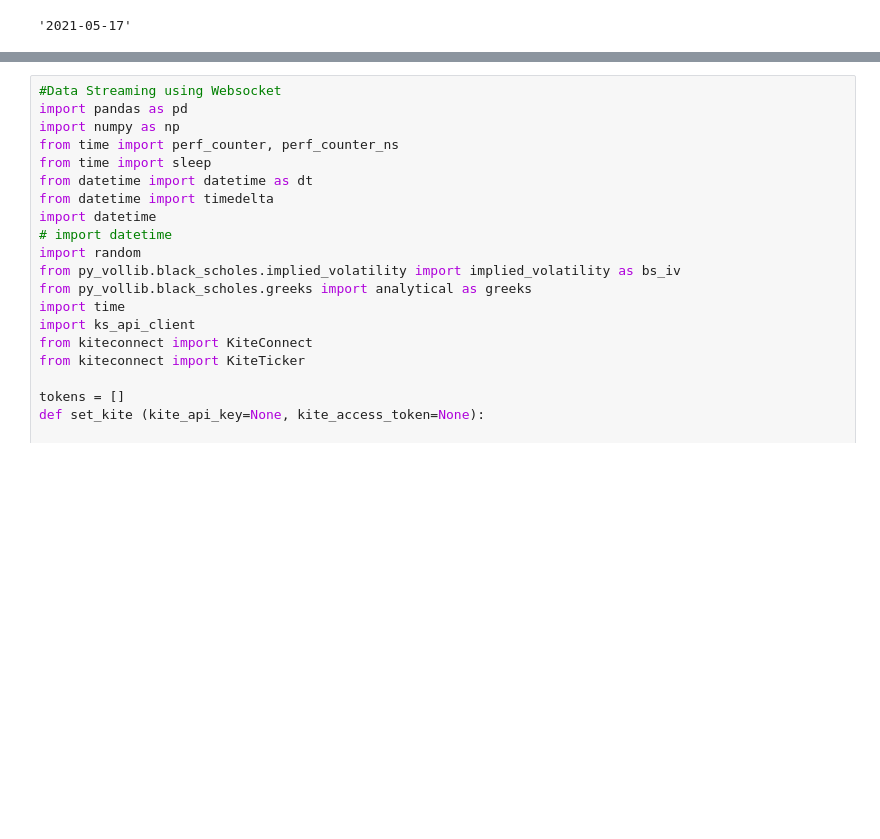
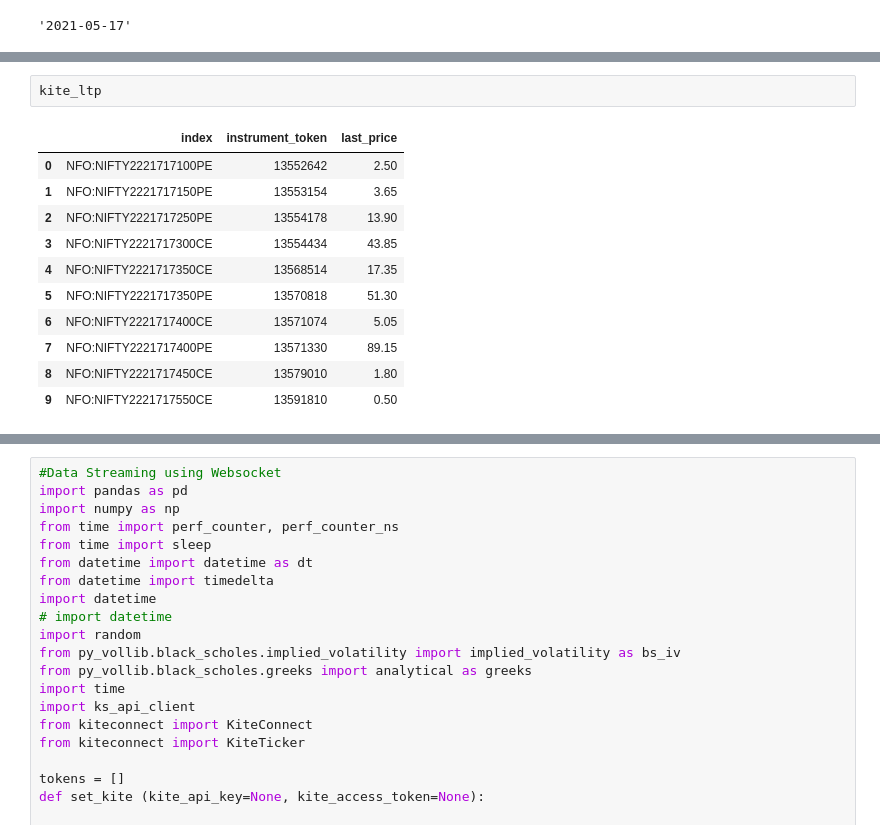
Before and after one commit to hiteshgulati/Algo-Trader, a Jupyter notebook: play.ipynb, the cells around one changed output, grey strips where cells are left out. Drawn from its saved outputs; the diff is of its cells as text; blank space fills up the shorter version.

```diff
--- a/play.ipynb
+++ b/play.ipynb
@@ -332,0 +371,14 @@ k
+# %%
+kite_ltp
+# %% [output]
+|  | index | instrument_token | last_price |
+| 0 | NFO:NIFTY2221717100PE | 13552642 | 2.50 |
+| 1 | NFO:NIFTY2221717150PE | 13553154 | 3.65 |
+| 2 | NFO:NIFTY2221717250PE | 13554178 | 13.90 |
+| 3 | NFO:NIFTY2221717300CE | 13554434 | 43.85 |
+| 4 | NFO:NIFTY2221717350CE | 13568514 | 17.35 |
+| 5 | NFO:NIFTY2221717350PE | 13570818 | 51.30 |
+| 6 | NFO:NIFTY2221717400CE | 13571074 | 5.05 |
+| 7 | NFO:NIFTY2221717400PE | 13571330 | 89.15 |
+| 8 | NFO:NIFTY2221717450CE | 13579010 | 1.80 |
+| 9 | NFO:NIFTY2221717550CE | 13591810 | 0.50 |
```
Also changed, not shown: parts of 8 cells of this notebook, 8 other files.
